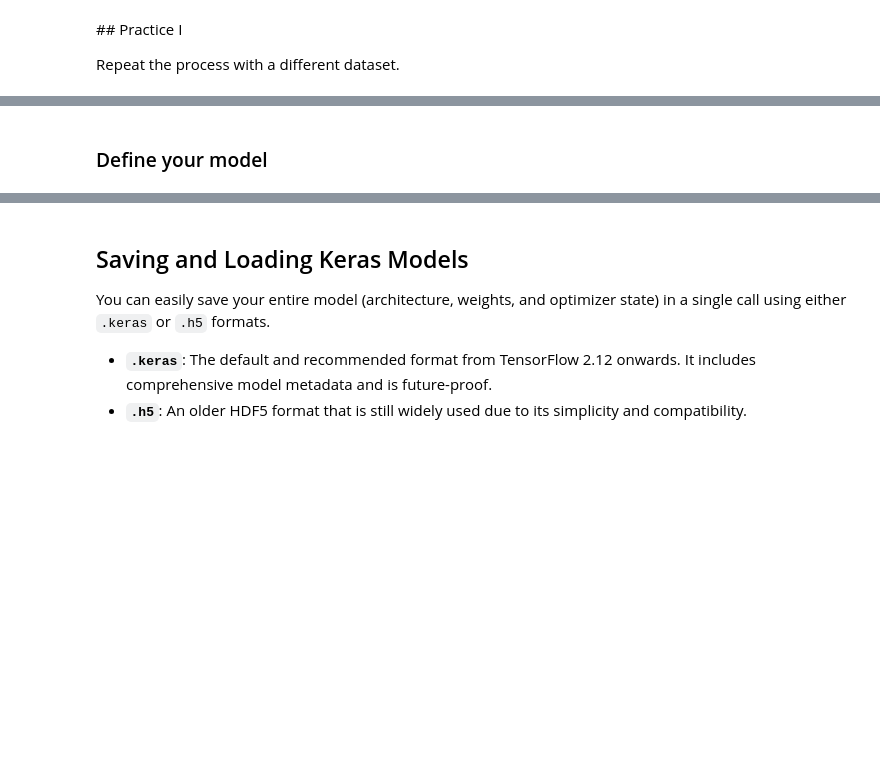
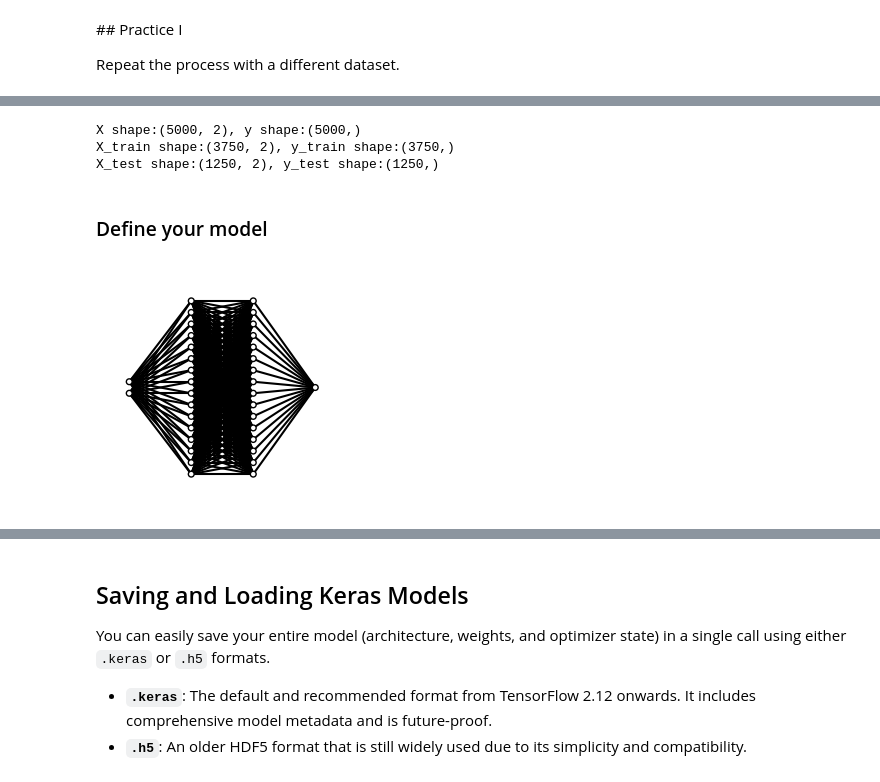
Before and after one commit to antoniotrapote/intro_deep_learning, a Jupyter notebook: class/Fundamentals/NN_Fundamentals.ipynb, the cells around one changed output, grey strips where cells are left out. Cells and saved outputs as stored; diff of their text form; code cells hidden in the pictures; blank space fills up the shorter version.

```diff
--- a/class/Fundamentals/NN_Fundamentals.ipynb
+++ b/class/Fundamentals/NN_Fundamentals.ipynb
@@ -371,14 +568,15 @@ plt.scatter(X[:,0], X[:,1], c=y.ravel(), s=40, cmap=plt.cm.Spectral);
 # train test split
 from sklearn.model_selection import train_test_split
 
-(X_train, X_test, y_train, y_test) = train_test_split(
-    X,
-    y,
-    test_size=0.25,
-)
+(X_train, X_test, y_train, y_test) = train_test_split(X, y, test_size=0.25)
+
 print('X shape:{0}, y shape:{1}'.format(X.shape, y.shape))
 print('X_train shape:{0}, y_train shape:{1}'.format(X_train.shape,
                                                     y_train.shape))
 print('X_test shape:{0}, y_test shape:{1}'.format(X_test.shape, y_test.shape))
+# %% [output]
+X shape:(5000, 2), y shape:(5000,)
+X_train shape:(3750, 2), y_train shape:(3750,)
+X_test shape:(1250, 2), y_test shape:(1250,)
 # %% [markdown]
 ### Define your model
@@ -394,0 +583,4 @@ model.add(layers.Dense(..., activation=...))
+# %%
+draw_neural_net(.1, .9, .1, .9, [2, 16, 16, 1])
+# %% [output]
+[figure, added]
```
Also changed, not shown: parts of 40 cells of this notebook.
